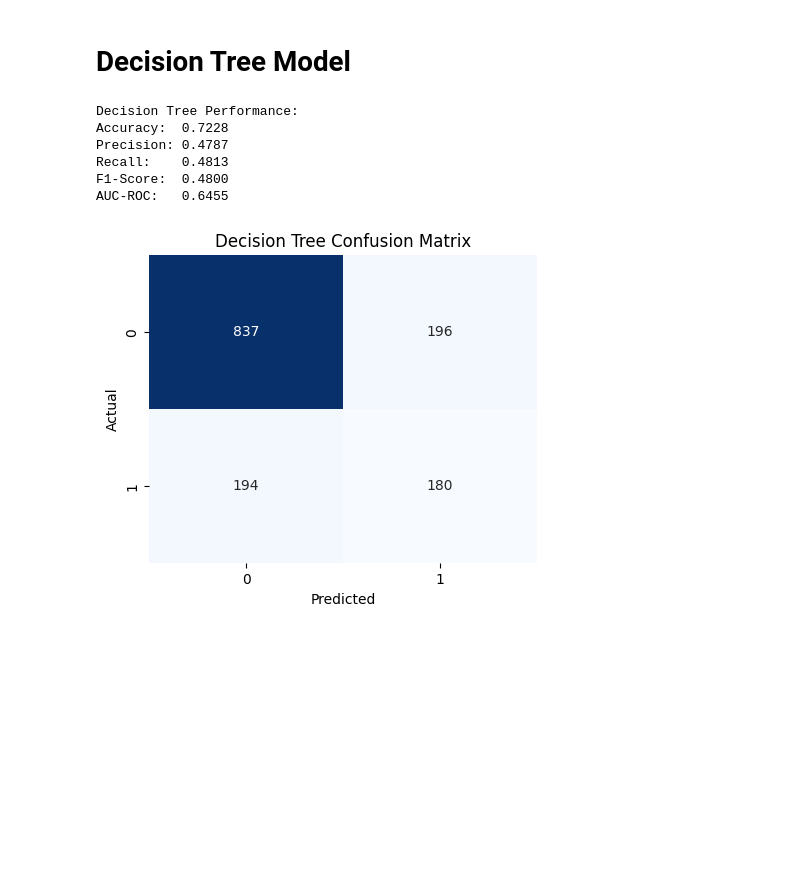
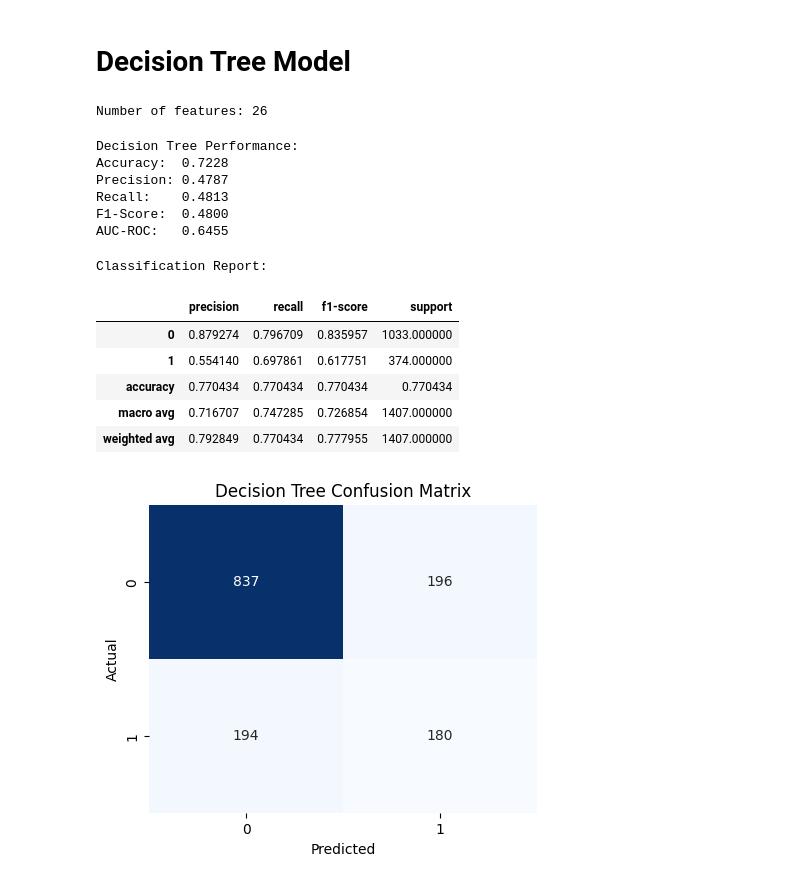
Before and after one commit to thamadhi/telco-customer-churn-CM2604, a Jupyter notebook: Notebooks/Models_Task_1_2_2.ipynb, the cells around one changed output. Drawn from its saved outputs; the diff is of its cells as text; code cells hidden in the pictures; blank space fills up the shorter version.

```diff
--- a/Notebooks/Models_Task_1_2_2.ipynb
+++ b/Notebooks/Models_Task_1_2_2.ipynb
@@ -274,2 +274,13 @@ plt.show()
 # %% [markdown]
 # Decision Tree Model
+# %%
+# Load unscaled preprocessed
+data_path = 'telco-customer-churn-CM2604/data/telco-customer-churn-Scale-PROCESSED.csv'
+df = pd.read_csv(data_path)
+# %%
+X = df.drop('Churn', axis=1)
+y = df['Churn'].values
+
+print(f"\nNumber of features: {X.shape[1]}")
+# %% [output]
+Number of features: 26
@@ -305,5 +327,17 @@ Precision: 0.4787
 Recall:    0.4813
 F1-Score:  0.4800
 AUC-ROC:   0.6455
+# %%
+#Classification Report
+print("\nClassification Report:")
+pd.DataFrame(classification_report(y_test, y_pred.round(),output_dict=True)).transpose()
+# %% [output]
+Classification Report:
+|  | precision | recall | f1-score | support |
+| 0 | 0.879274 | 0.796709 | 0.835957 | 1033.000000 |
+| 1 | 0.554140 | 0.697861 | 0.617751 | 374.000000 |
+| accuracy | 0.770434 | 0.770434 | 0.770434 | 0.770434 |
+| macro avg | 0.716707 | 0.747285 | 0.726854 | 1407.000000 |
+| weighted avg | 0.792849 | 0.770434 | 0.777955 | 1407.000000 |
 # %%
 #Confusion Matrix
```
Also changed, not shown: parts of 18 cells of this notebook.
